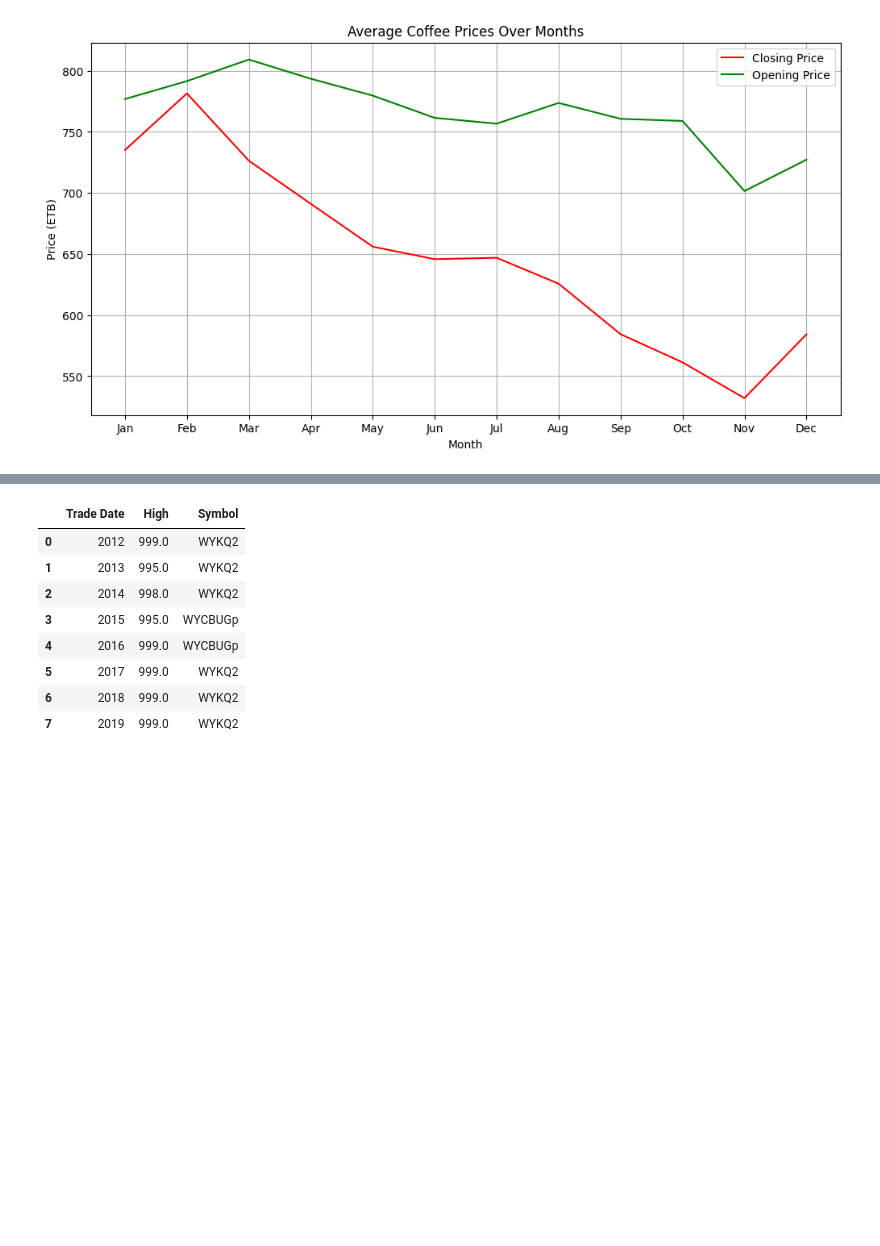
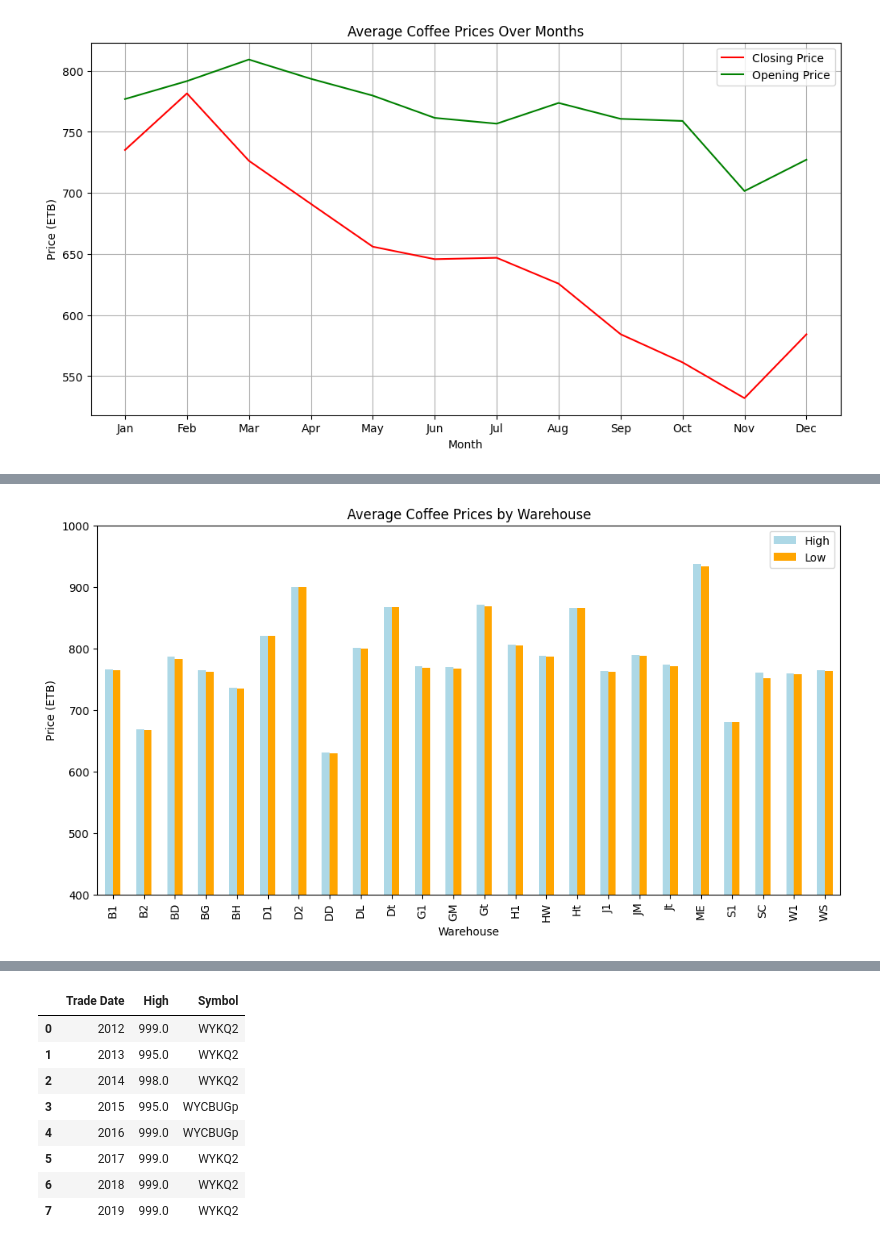
Before and after one commit to natnaelaster/data-analysis-projects, a Jupyter notebook: ETH_Coffee python + tablue/ethio-coffe-exchange.ipynb, the cells around one changed output, grey strips where cells are left out. Drawn from its saved outputs; the diff is of its cells as text; code cells hidden in the pictures; blank space fills up the shorter version.

```diff
--- a/ETH_Coffee python + tablue/ethio-coffe-exchange.ipynb
+++ b/ETH_Coffee python + tablue/ethio-coffe-exchange.ipynb
@@ -294,0 +334,3 @@ plt.show()
+# %%
+trade_by_warehouse = ecx[['High', 'Low']].groupby(ecx['Warehouse']).mean()
+trade_by_warehouse.reset_index().head()
@@ -294,0 +344,8 @@ plt.show()
+# %%
+trade_by_warehouse.plot(kind='bar', figsize=(12,6), title='Average Coffee Prices by Warehouse', color=['lightblue', 'orange'])
+plt.xlabel('Warehouse')
+plt.ylabel('Price (ETB)')
+plt.ylim(400, 1000)
+plt.show()
+# %% [output]
+[figure, added]
```
Also changed, not shown: parts of 25 cells of this notebook.
